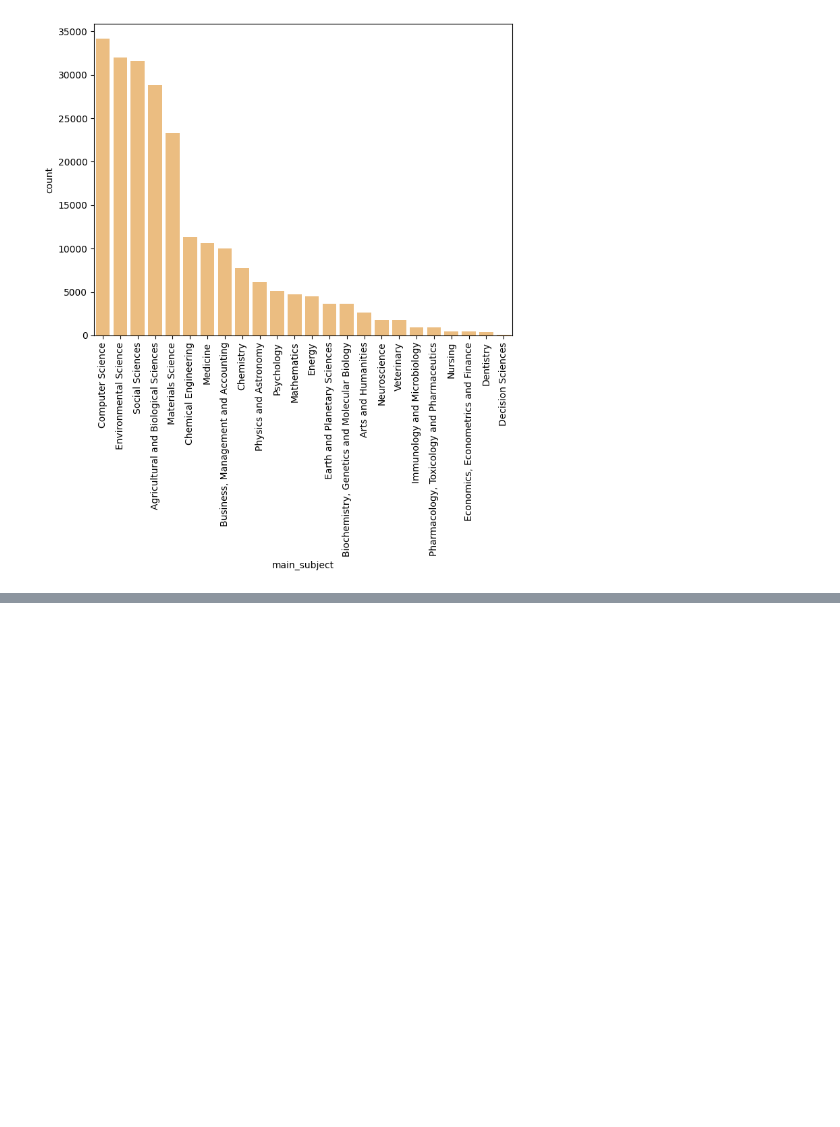
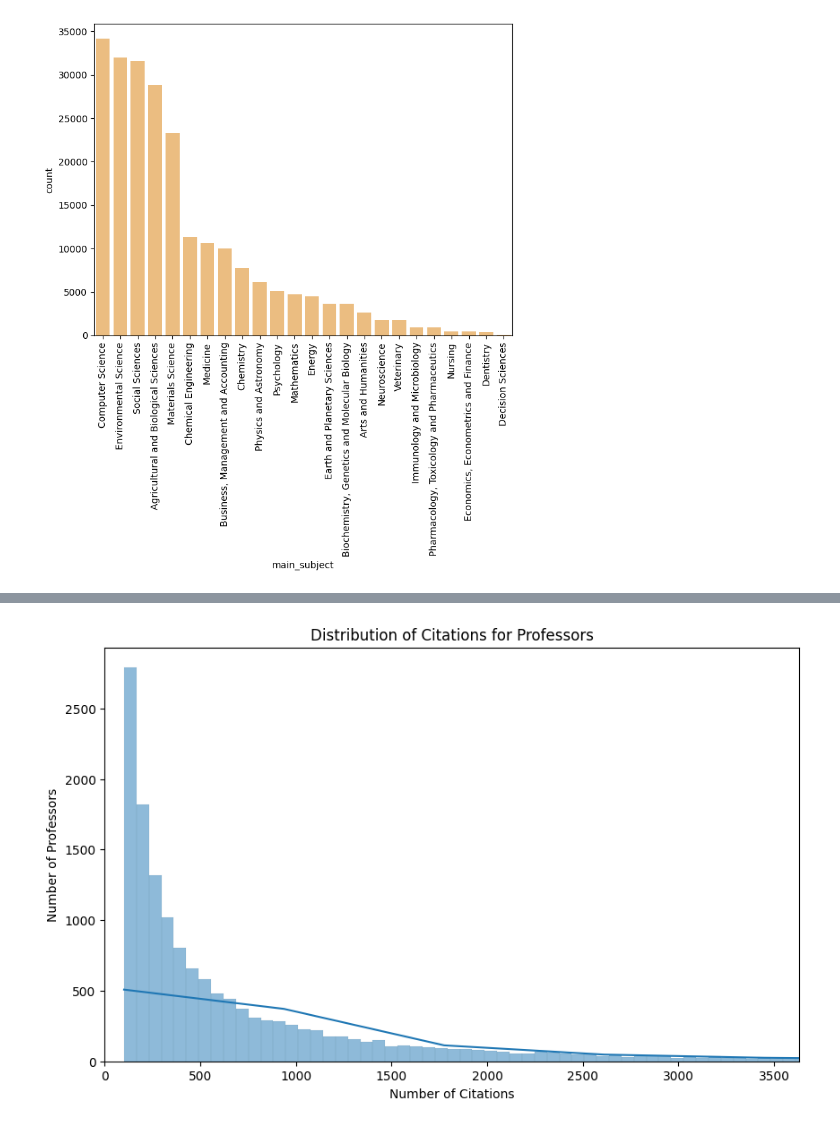
Before and after one commit to zahediparsa/Google-Scholar-Data-Mining, a Jupyter notebook: src/analysis.ipynb, the cells around one changed output, grey strips where cells are left out. Saved outputs shown, nothing was run; the diff lists cells and outputs as text; code cells hidden in the pictures; blank space fills up the shorter version.

```diff
--- a/src/analysis.ipynb
+++ b/src/analysis.ipynb
@@ -63,0 +66,11 @@ articles
+# %%
+# Plot citation distribution
+plt.figure(figsize=(10, 6))
+sns.histplot(professors_df['cited_by'], kde=True)
+plt.title('Distribution of Citations for Professors')
+plt.xlabel('Number of Citations')
+plt.ylabel('Number of Professors')
+plt.xlim(0, professors_df['cited_by'].quantile(0.95))  # Limit x-axis to the 95th percentile
+plt.show()
+# %% [output]
+[figure, added]
```
Also changed, not shown: parts of 7 cells of this notebook.
